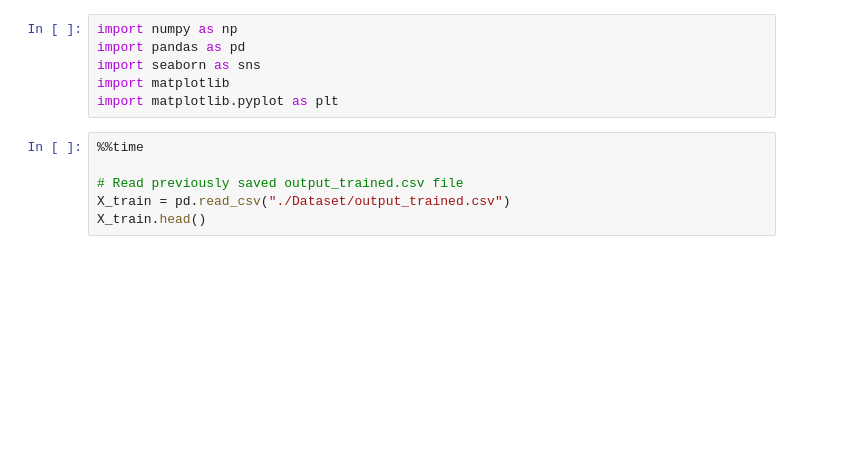
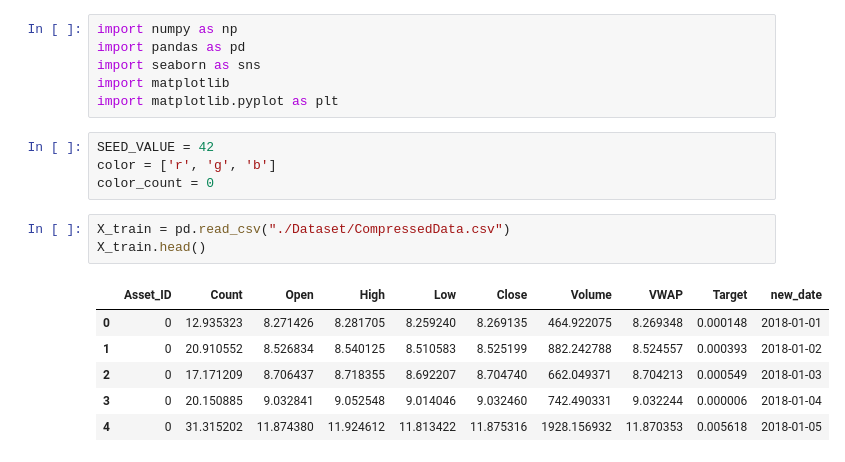
Before and after one commit to kashvi05/CSE523-Machine-Learning-2022-CryptoPolice, a Jupyter notebook: Exploratory Data Analysis.ipynb, the cells around one changed output. Cells and saved outputs as stored; diff of their text form; blank space fills up the shorter version.

```diff
--- a/Exploratory Data Analysis.ipynb
+++ b/Exploratory Data Analysis.ipynb
@@ -4,9 +4,17 @@ import pandas as pd
 import seaborn as sns
 import matplotlib
 import matplotlib.pyplot as plt
+# %%
+SEED_VALUE = 42
+color = ['r', 'g', 'b']
+color_count = 0
 # %%
-%%time
-
-# Read previously saved output_trained.csv file
-X_train = pd.read_csv("./Dataset/output_trained.csv")
+X_train = pd.read_csv("./Dataset/CompressedData.csv")
 X_train.head()
+# %% [output]
+|  | Asset_ID | Count | Open | High | Low | Close | Volume | VWAP | Target | new_date |
+| 0 | 0 | 12.935323 | 8.271426 | 8.281705 | 8.259240 | 8.269135 | 464.922075 | 8.269348 | 0.000148 | 2018-01-01 |
+| 1 | 0 | 20.910552 | 8.526834 | 8.540125 | 8.510583 | 8.525199 | 882.242788 | 8.524557 | 0.000393 | 2018-01-02 |
+| 2 | 0 | 17.171209 | 8.706437 | 8.718355 | 8.692207 | 8.704740 | 662.049371 | 8.704213 | 0.000549 | 2018-01-03 |
+| 3 | 0 | 20.150885 | 9.032841 | 9.052548 | 9.014046 | 9.032460 | 742.490331 | 9.032244 | 0.000006 | 2018-01-04 |
+| 4 | 0 | 31.315202 | 11.874380 | 11.924612 | 11.813422 | 11.875316 | 1928.156932 | 11.870353 | 0.005618 | 2018-01-05 |
```
Also changed, not shown: parts of 8 cells of this notebook.
